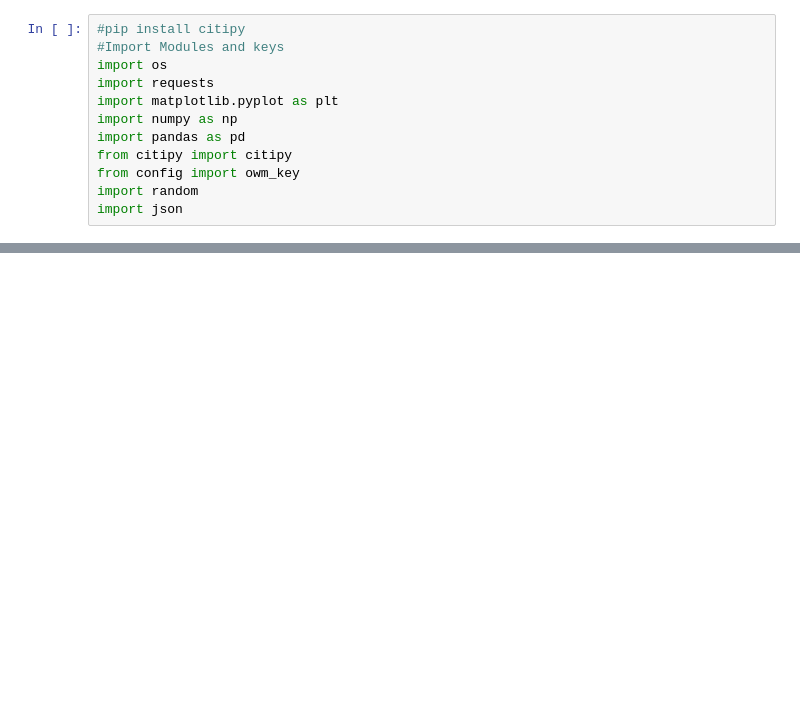
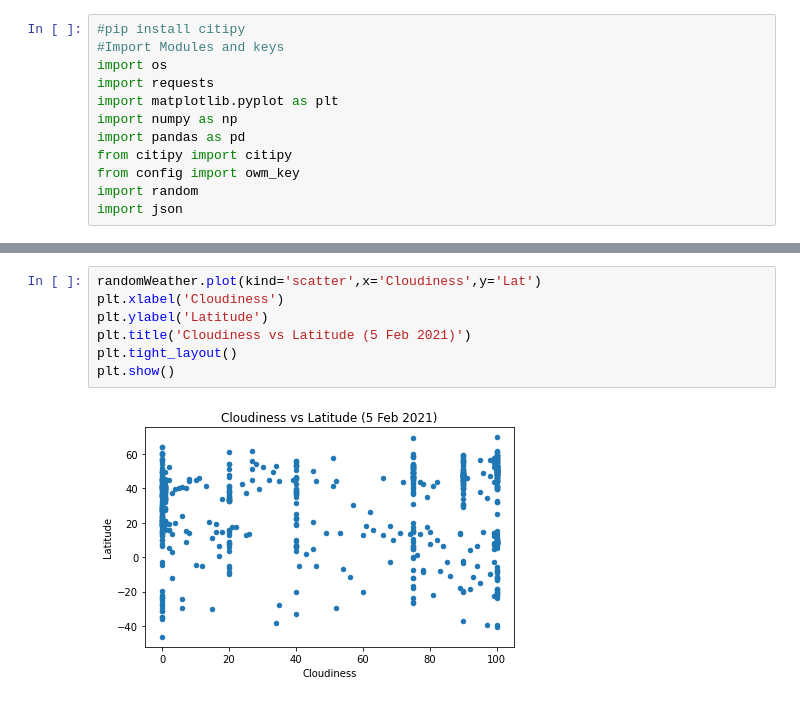
Before and after one commit to ritiktonger/weather-app, a Jupyter notebook: WeatherPy/WeatherPy.ipynb, the cells around one changed output, grey strips where cells are left out. Cells and saved outputs as stored; diff of their text form; blank space fills up the shorter version.

```diff
--- a/WeatherPy/WeatherPy.ipynb
+++ b/WeatherPy/WeatherPy.ipynb
@@ -154,0 +127,9 @@ len()
+# %%
+randomWeather.plot(kind='scatter',x='Cloudiness',y='Lat')
+plt.xlabel('Cloudiness')
+plt.ylabel('Latitude')
+plt.title('Cloudiness vs Latitude (5 Feb 2021)')
+plt.tight_layout()
+plt.show()
+# %% [output]
+[figure, added]
```
Also changed, not shown: parts of 10 cells of this notebook, 2 other files.
